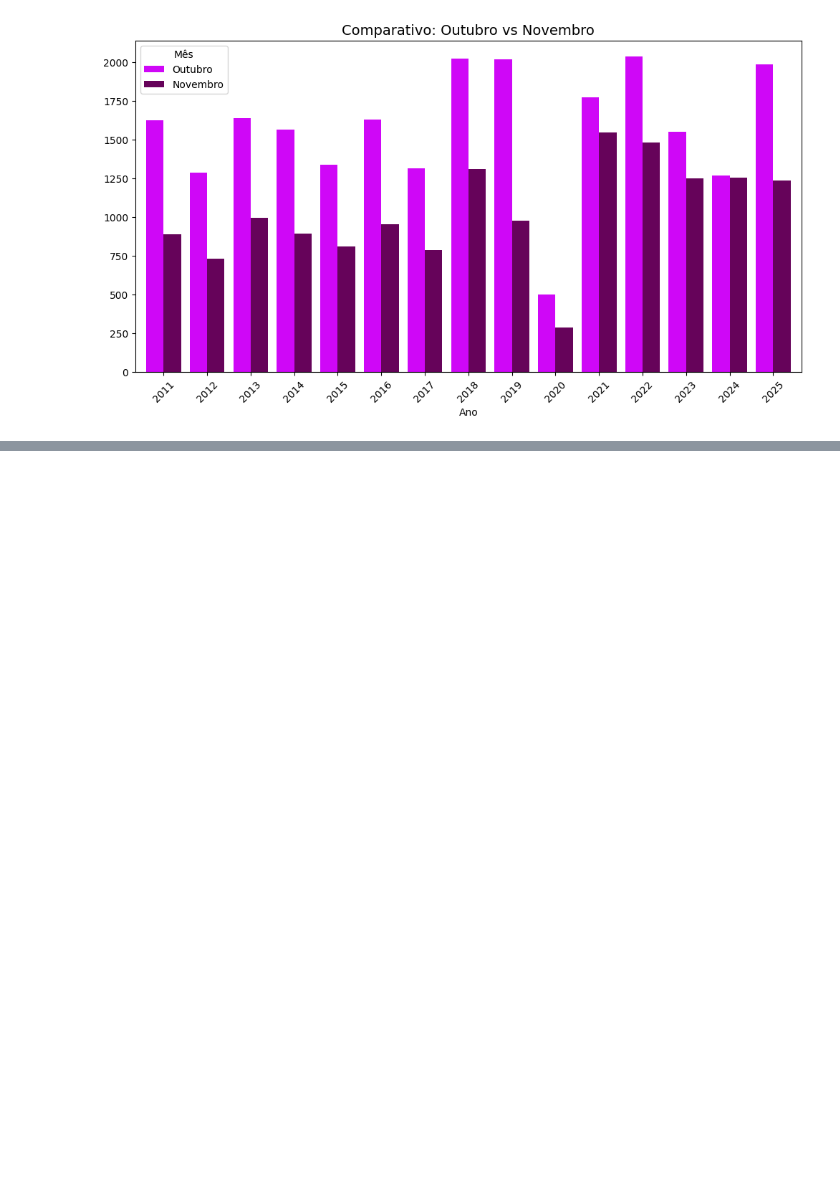
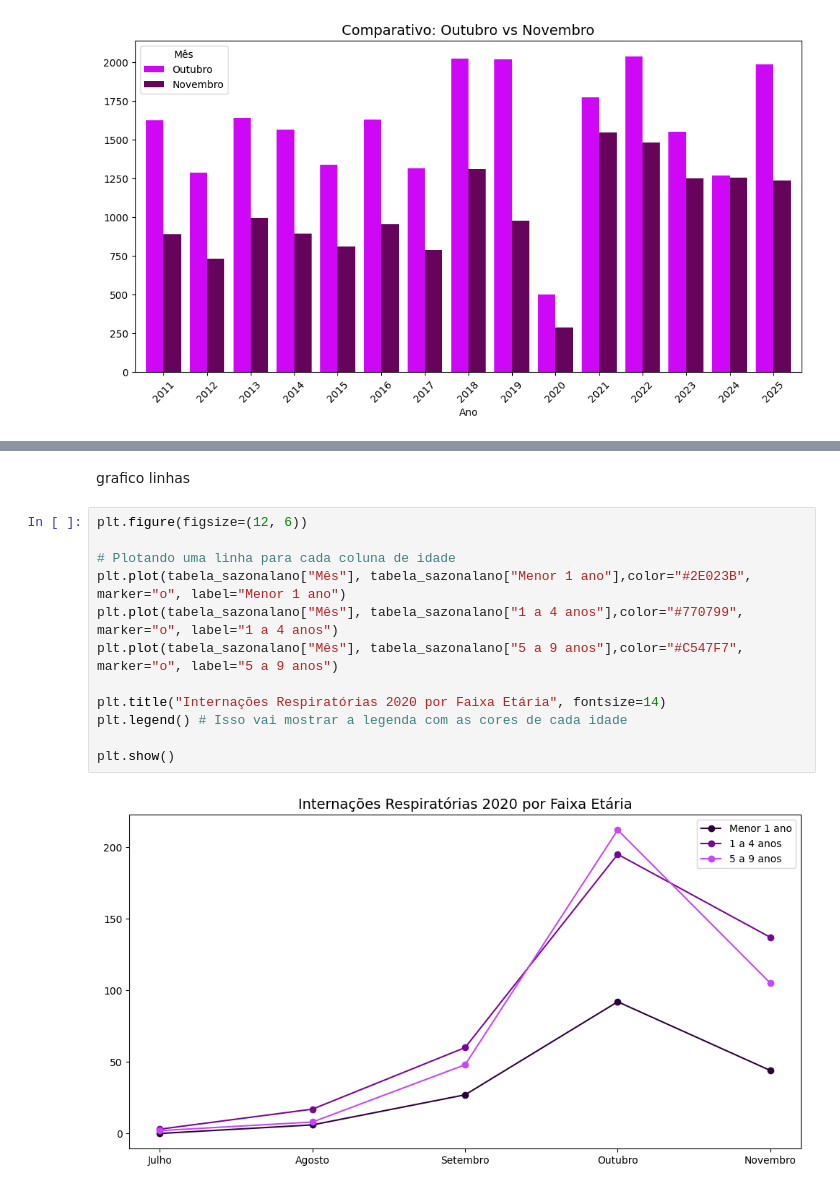
Before and after one commit to ddalves/analise-pediatria-datasus, a Jupyter notebook: Doenças_Respiratórias.ipynb, the cells around one changed output, grey strips where cells are left out. Saved outputs shown, nothing was run; the diff lists cells and outputs as text; blank space fills up the shorter version.

```diff
--- a/Doenças_Respiratórias.ipynb
+++ b/Doenças_Respiratórias.ipynb
@@ -284,0 +315,16 @@ plt.show()
+# %% [markdown]
+grafico linhas
+# %%
+plt.figure(figsize=(12, 6))
+
+# Plotando uma linha para cada coluna de idade
+plt.plot(tabela_sazonalano["Mês"], tabela_sazonalano["Menor 1 ano"],color="#2E023B", marker="o", label="Menor 1 ano")
+plt.plot(tabela_sazonalano["Mês"], tabela_sazonalano["1 a 4 anos"],color="#770799", marker="o", label="1 a 4 anos")
+plt.plot(tabela_sazonalano["Mês"], tabela_sazonalano["5 a 9 anos"],color="#C547F7", marker="o", label="5 a 9 anos")
+
+plt.title("Internações Respiratórias 2020 por Faixa Etária", fontsize=14)
+plt.legend() # Isso vai mostrar a legenda com as cores de cada idade
+
+plt.show()
+# %% [output]
+[figure, added]
```
Also changed, not shown: parts of 8 cells of this notebook.
